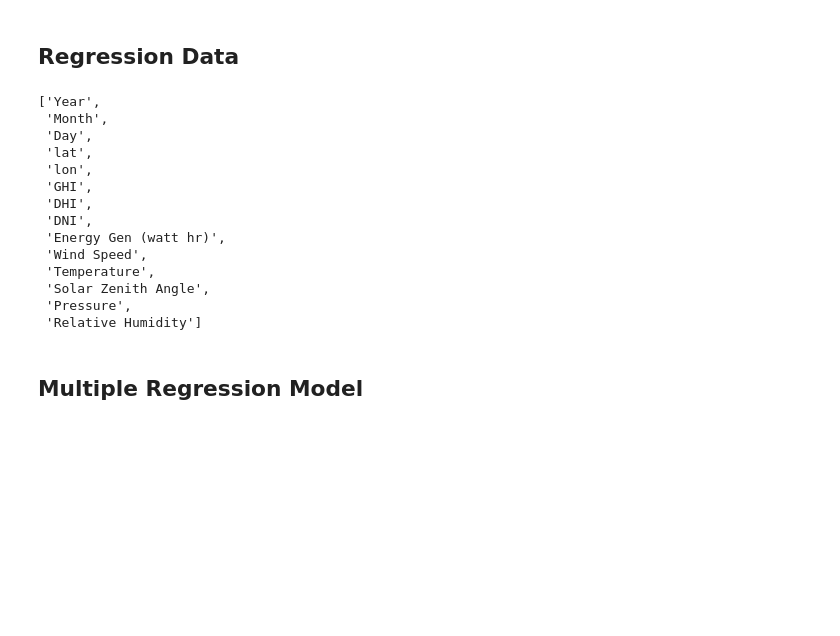
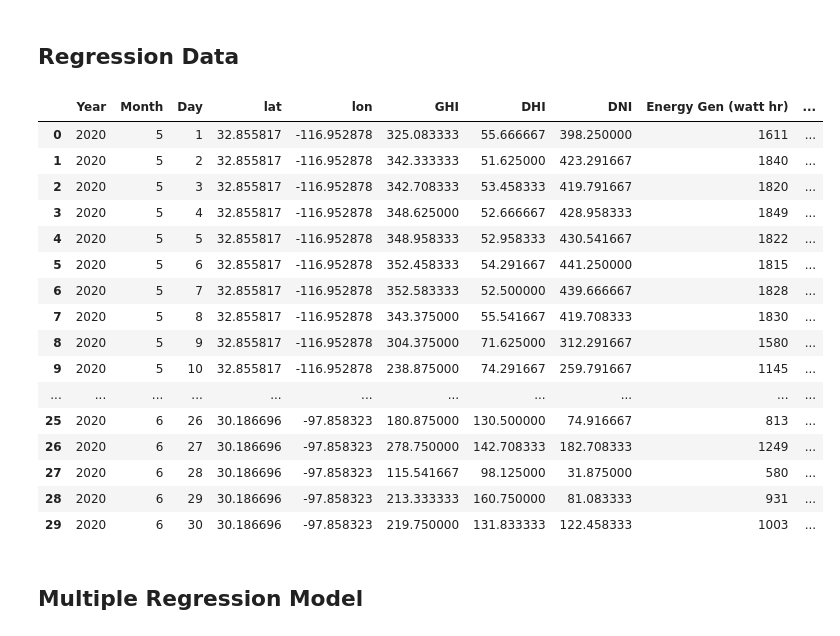
Before and after one commit to sposhiy33/PV-Output, a Jupyter notebook: regressionModel.ipynb, the cells around one changed output. Drawn from its saved outputs; the diff is of its cells as text; code cells hidden in the pictures; blank space fills up the shorter version.

```diff
--- a/regressionModel.ipynb
+++ b/regressionModel.ipynb
@@ -95,25 +98,26 @@ def average(data, col):
 # %%
 dataset_s1  = daily(weather_s1,dfout_s1,dfsys_s1,2020,5,31)
 dataset_s2 = daily(weather_s2,dfout_s2,dfsys_s2,2020,6,30)
 dataset = dataset_s1.append(dataset_s2)
+dataset
+# %% [output]
+|  | Year | Month | Day | lat | lon | GHI | DHI | DNI | Energy Gen (watt hr) | ... |
+| 0 | 2020 | 5 | 1 | 32.855817 | -116.952878 | 325.083333 | 55.666667 | 398.250000 | 1611 | ... |
+| 1 | 2020 | 5 | 2 | 32.855817 | -116.952878 | 342.333333 | 51.625000 | 423.291667 | 1840 | ... |
+| 2 | 2020 | 5 | 3 | 32.855817 | -116.952878 | 342.708333 | 53.458333 | 419.791667 | 1820 | ... |
+| 3 | 2020 | 5 | 4 | 32.855817 | -116.952878 | 348.625000 | 52.666667 | 428.958333 | 1849 | ... |
+| 4 | 2020 | 5 | 5 | 32.855817 | -116.952878 | 348.958333 | 52.958333 | 430.541667 | 1822 | ... |
+| 5 | 2020 | 5 | 6 | 32.855817 | -116.952878 | 352.458333 | 54.291667 | 441.250000 | 1815 | ... |
+| 6 | 2020 | 5 | 7 | 32.855817 | -116.952878 | 352.583333 | 52.500000 | 439.666667 | 1828 | ... |
+| 7 | 2020 | 5 | 8 | 32.855817 | -116.952878 | 343.375000 | 55.541667 | 419.708333 | 1830 | ... |
+| 8 | 2020 | 5 | 9 | 32.855817 | -116.952878 | 304.375000 | 71.625000 | 312.291667 | 1580 | ... |
+| 9 | 2020 | 5 | 10 | 32.855817 | -116.952878 | 238.875000 | 74.291667 | 259.791667 | 1145 | ... |
+| ... | ... | ... | ... | ... | ... | ... | ... | ... | ... | ... |
+| 25 | 2020 | 6 | 26 | 30.186696 | -97.858323 | 180.875000 | 130.500000 | 74.916667 | 813 | ... |
+| 26 | 2020 | 6 | 27 | 30.186696 | -97.858323 | 278.750000 | 142.708333 | 182.708333 | 1249 | ... |
+| 27 | 2020 | 6 | 28 | 30.186696 | -97.858323 | 115.541667 | 98.125000 | 31.875000 | 580 | ... |
+| 28 | 2020 | 6 | 29 | 30.186696 | -97.858323 | 213.333333 | 160.750000 | 81.083333 | 931 | ... |
+| 29 | 2020 | 6 | 30 | 30.186696 | -97.858323 | 219.750000 | 131.833333 | 122.458333 | 1003 | ... |
-# %%
-col = dataset.columns.to_list()
-col
-# %% [output]
-['Year',
- 'Month',
- 'Day',
- 'lat',
- 'lon',
- 'GHI',
- 'DHI',
- 'DNI',
- 'Energy Gen (watt hr)',
- 'Wind Speed',
- 'Temperature',
- 'Solar Zenith Angle',
- 'Pressure',
- 'Relative Humidity']
 # %% [markdown]
 ## Multiple Regression Model
 # %%
```
Also changed, not shown: parts of 4 cells of this notebook, 1 other file.
